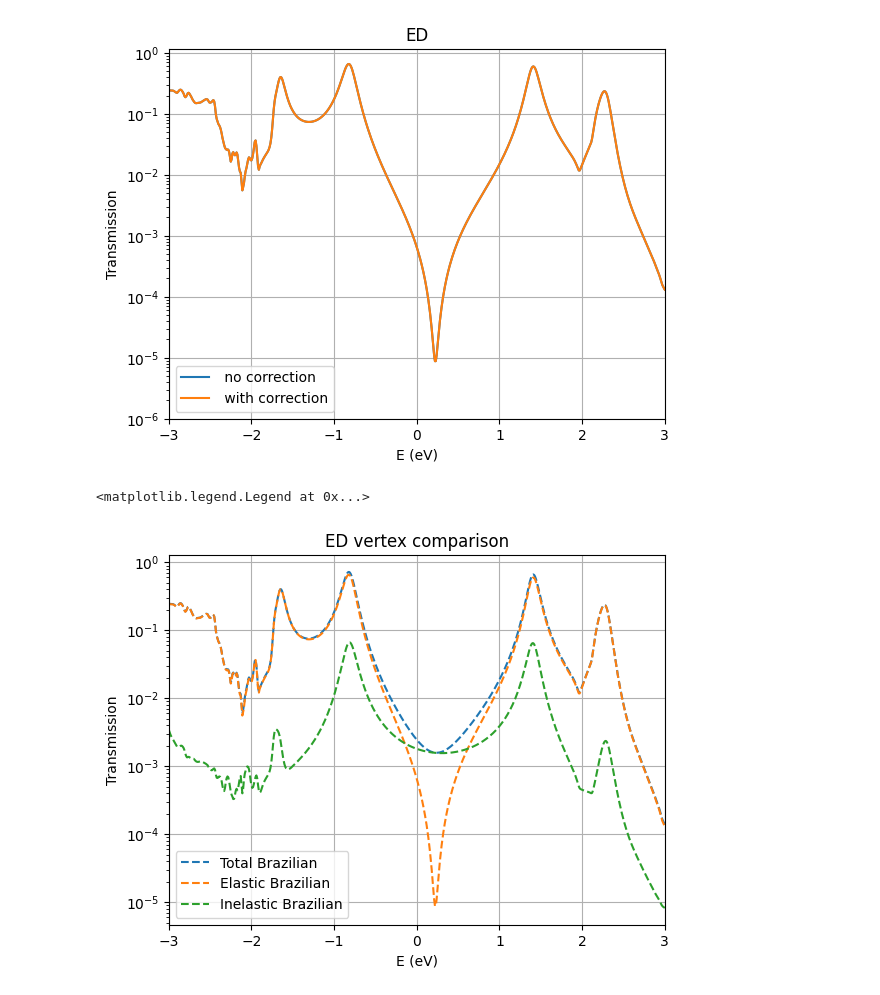
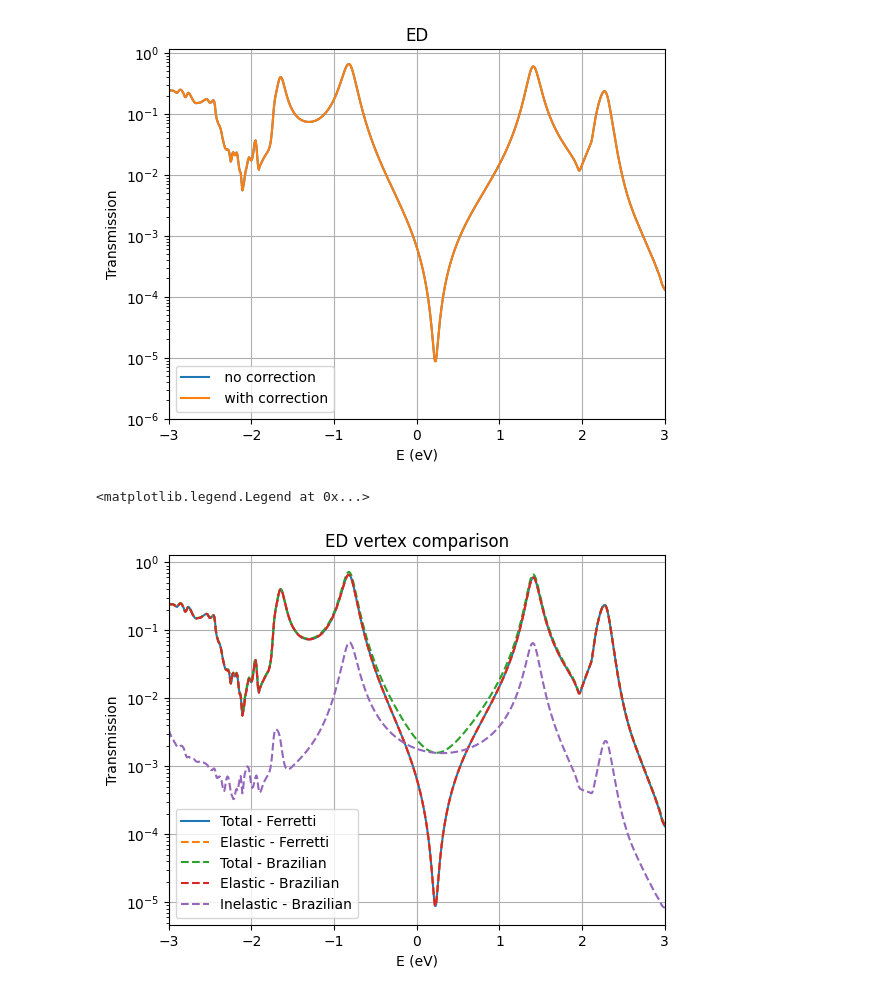
Before and after one commit to aj0337/qtpyt-tests, a Jupyter notebook: pentadienyl/production_run/analysis.ipynb, the cells around one changed output. Drawn from its saved outputs; the diff is of its cells as text; code cells hidden in the pictures.

```diff
--- a/pentadienyl/production_run/analysis.ipynb
+++ b/pentadienyl/production_run/analysis.ipynb
@@ -338,19 +338,19 @@ plt.show()
 # %%
 E,T_total,T_elastic,T_inelastic = np.load("./output/lowdin/ed/vertex_tests/transmission_data_ferretti.npy")
 E_b,T_total_b,T_elastic_b,T_inelastic_b = np.load("./output/lowdin/ed/vertex_tests/transmission_data_brazilian.npy")
-# plt.plot(E, T_total, label='Total Ferretti')
-# plt.plot(E, T_elastic, '--' label='Elastic Ferretti')
-# plt.plot(E, T_inelastic, label='Inelastic Ferretti')
-plt.plot(E_b, T_total_b, '--', label='Total Brazilian')
-plt.plot(E_b, T_elastic_b, '--', label='Elastic Brazilian')
-plt.plot(E_b, T_inelastic_b, '--', label='Inelastic Brazilian')
+plt.plot(E, T_total, label='Total - Ferretti')
+plt.plot(E, T_elastic, '--', label='Elastic - Ferretti')
+# plt.plot(E, T_inelastic, label='Inelastic - Ferretti')
+plt.plot(E_b, T_total_b, '--', label='Total - Brazilian')
+plt.plot(E_b, T_elastic_b, '--', label='Elastic - Brazilian')
+plt.plot(E_b, T_inelastic_b, '--', label='Inelastic - Brazilian')
 plt.yscale('log')
 plt.xlabel("E (eV)")
 plt.ylabel("Transmission")
 plt.title("ED vertex comparison")
 plt.xlim(-3,3)
 plt.grid(True)
 plt.legend()
 # %% [output]
 <matplotlib.legend.Legend at 0x...>
-[figure, old version]
+[figure, new version]
```
Also changed, not shown: parts of 20 cells of this notebook, 1 other file.
